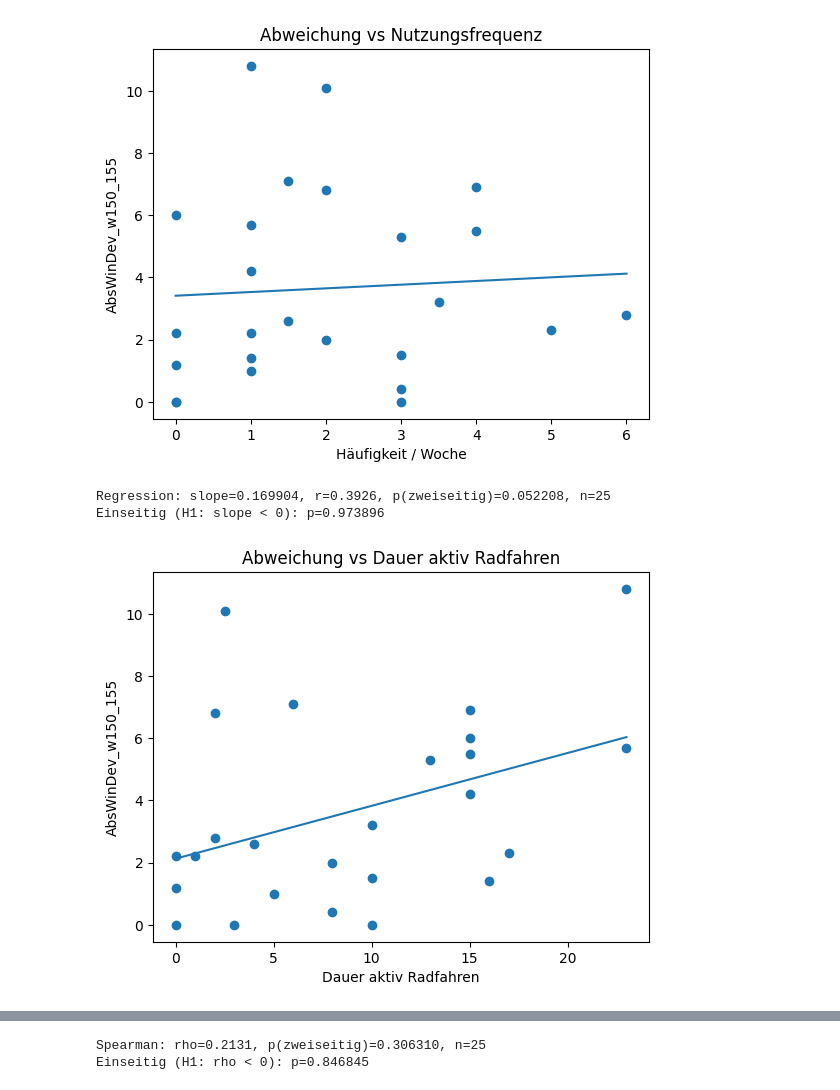
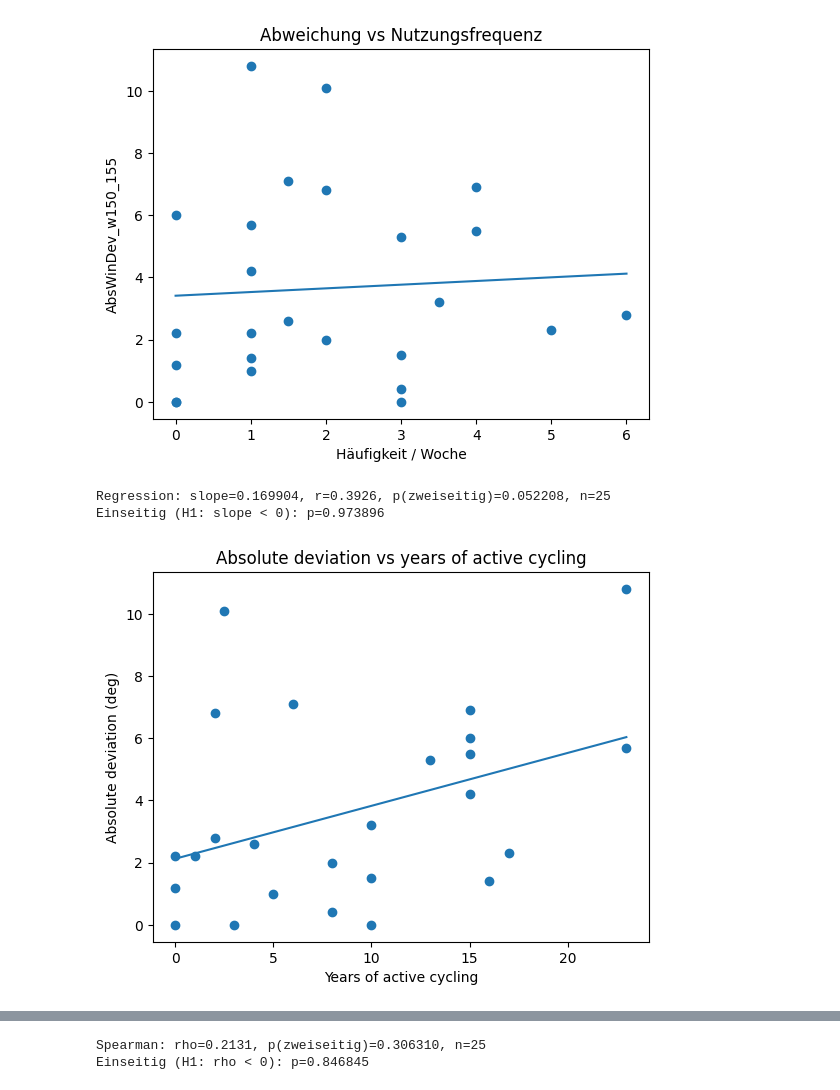
Before and after one commit to WestWoodPrints/MMI_Tool, a Jupyter notebook: Auswertung_V3.ipynb, the cells around one changed output, grey strips where cells are left out. Drawn from its saved outputs; the diff is of its cells as text; code cells hidden in the pictures.

```diff
--- a/Auswertung_V3.ipynb
+++ b/Auswertung_V3.ipynb
@@ -486,28 +486,28 @@ Einseitig (H1: slope < 0): p=0.619187
 # %%
 ################
 # HYPOTHESE 08 #
 ################
 
 def p_one_sided(p_two, stat, direction="negative"):
     return (p_two/2) if ((direction=="negative" and stat < 0) or (direction=="positive" and stat > 0)) else (1 - p_two/2)
 
 sub = df[[YCOL, "Dauer aktives Radfahren"]].dropna()
 res = stats.linregress(sub["Dauer aktives Radfahren"], sub[YCOL])
 p1 = p_one_sided(res.pvalue, res.slope, direction="negative")
 
 print(f"Regression: slope={res.slope:.6f}, r={res.rvalue:.4f}, p(zweiseitig)={res.pvalue:.6f}, n={len(sub)}")
 print(f"Einseitig (H1: slope < 0): p={p1:.6f}")
 
 fig, ax = plt.subplots()
 ax.scatter(sub["Dauer aktives Radfahren"], sub[YCOL])
 xs = np.linspace(sub["Dauer aktives Radfahren"].min(), sub["Dauer aktives Radfahren"].max(), 100)
 ax.plot(xs, res.slope*xs + res.intercept)
-ax.set_xlabel("Dauer aktiv Radfahren"); ax.set_ylabel(YCOL); ax.set_title("Abweichung vs Dauer aktiv Radfahren")
+ax.set_xlabel("Years of active cycling"); ax.set_ylabel("Absolute deviation (deg)"); ax.set_title("Absolute deviation vs years of active cycling")
 plt.show()
 # %% [output]
 Regression: slope=0.169904, r=0.3926, p(zweiseitig)=0.052208, n=25
 Einseitig (H1: slope < 0): p=0.973896
-[figure, old version]
+[figure, new version]
 # %%
 ################
 # HYPOTHESE 09 #
```
Also changed, not shown: parts of 8 cells of this notebook, 27 other files.
